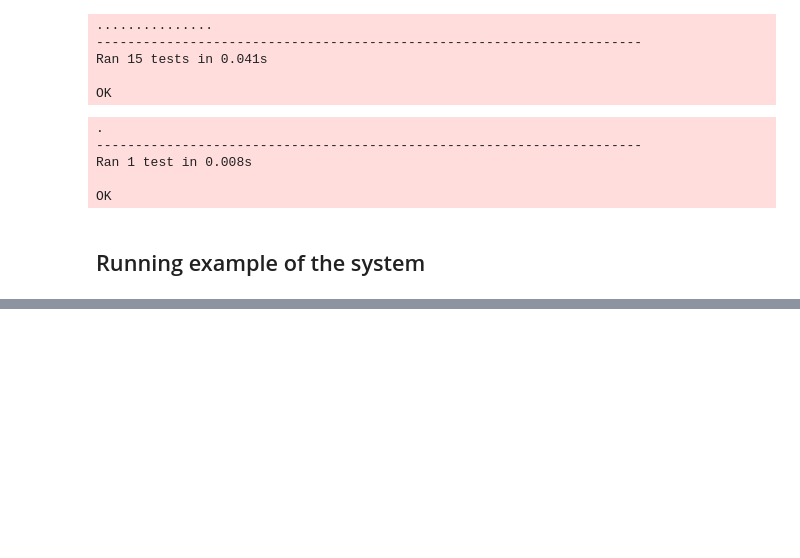
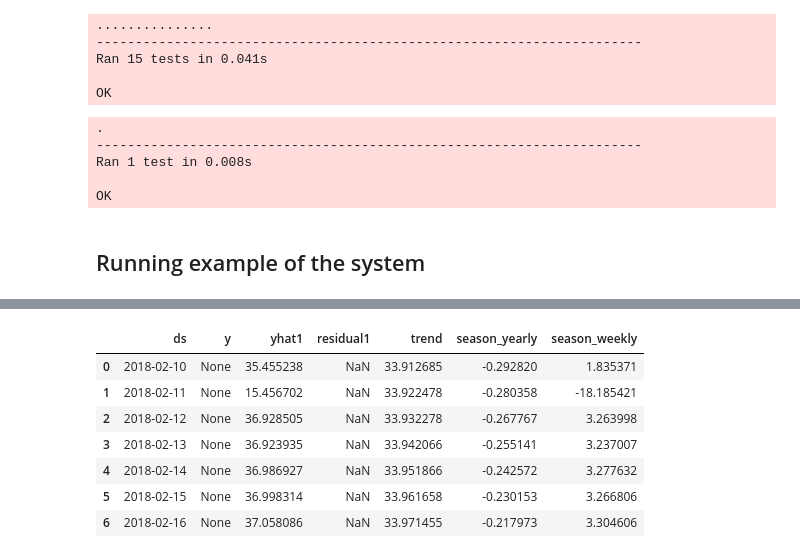
Before and after one commit to maxmekiska/arguing_predictors, a Jupyter notebook: notebooks/TestingEnviornment.ipynb, the cells around one changed output, grey strips where cells are left out. Saved outputs shown, nothing was run; the diff lists cells and outputs as text; code cells hidden in the pictures; blank space fills up the shorter version.

```diff
--- a/notebooks/TestingEnviornment.ipynb
+++ b/notebooks/TestingEnviornment.ipynb
@@ -200,0 +142,11 @@ oo.test()
+# %%
+oo.predict()
+# %% [output]
+|  | ds | y | yhat1 | residual1 | trend | season_yearly | season_weekly |
+| 0 | 2018-02-10 | None | 35.455238 | NaN | 33.912685 | -0.292820 | 1.835371 |
+| 1 | 2018-02-11 | None | 15.456702 | NaN | 33.922478 | -0.280358 | -18.185421 |
+| 2 | 2018-02-12 | None | 36.928505 | NaN | 33.932278 | -0.267767 | 3.263998 |
+| 3 | 2018-02-13 | None | 36.923935 | NaN | 33.942066 | -0.255141 | 3.237007 |
+| 4 | 2018-02-14 | None | 36.986927 | NaN | 33.951866 | -0.242572 | 3.277632 |
+| 5 | 2018-02-15 | None | 36.998314 | NaN | 33.961658 | -0.230153 | 3.266806 |
+| 6 | 2018-02-16 | None | 37.058086 | NaN | 33.971455 | -0.217973 | 3.304606 |
```
Also changed, not shown: parts of 9 cells of this notebook, 1 other file.
